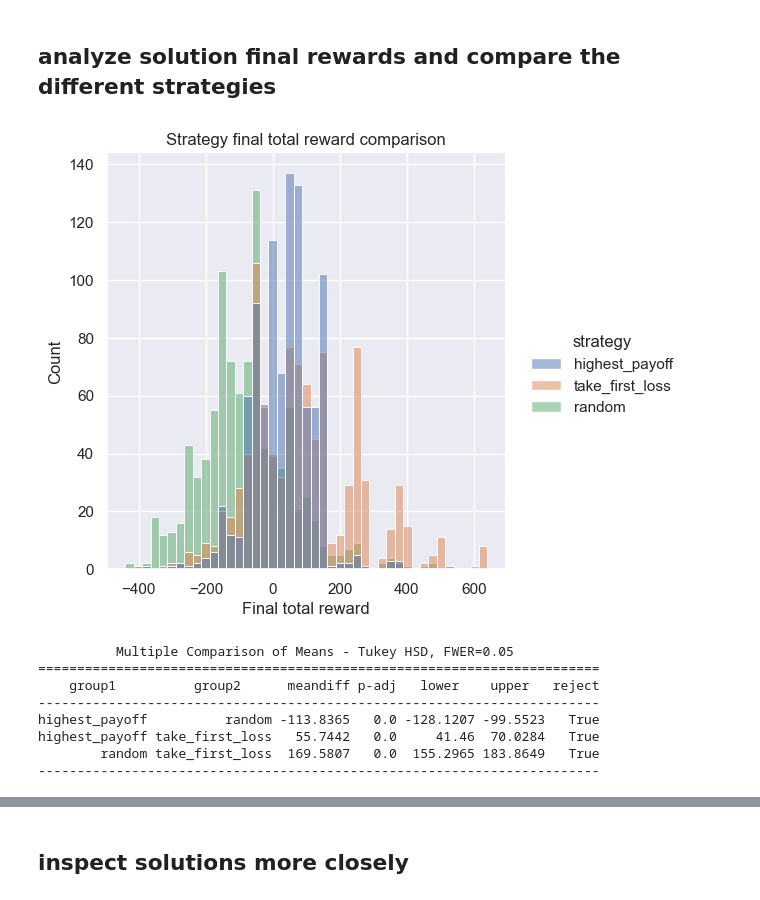
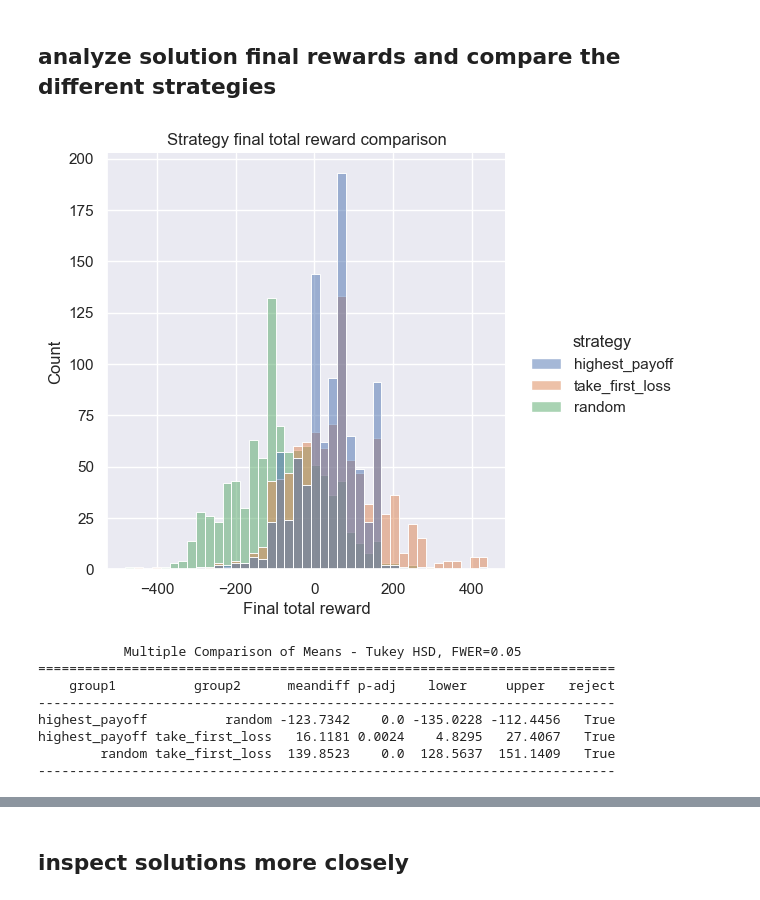
Before and after one commit to LBrinkmann/reward-network-iii-algorithm, a Jupyter notebook: notebooks/rule_based.ipynb, the cells around one changed output, grey strips where cells are left out. Drawn from its saved outputs; the diff is of its cells as text; code cells hidden in the pictures.

Commit message:
update data file paths

```diff
--- a/notebooks/rule_based.ipynb
+++ b/notebooks/rule_based.ipynb
@@ -30,7 +30,7 @@ from environment import Reward_Network
 # directory management
 code_dir = os.path.join(project_folder,'reward-network-iii-algorithm')
 data_dir = os.path.join(project_folder,'data','rawdata')
-solutions_dir = os.path.join(project_folder,'data','solutions_test')
+solutions_dir = os.path.join(project_folder,'data','solutions_100') # or solutions_test
 to_log=False
 # %% [markdown]
 ### define agent class
@@ -94,7 +94,7 @@ class Rule_Agent:
             self.loss_counter = 0 # to reset!
 
         self.solution = []
-        self.solution_filename = os.path.join(solutions_dir,f'{network["network_id"]}_Solution_log_{self.strategy}_viz_test.csv')
+        self.solution_filename = os.path.join(solutions_dir,f'{network["network_id"]}_Solution_log_{self.strategy}_viz_100.csv')
 
         self.environment = Reward_Network(network)
         self.environment.reset()
@@ -121,13 +121,13 @@ class Rule_Agent:
         self.solution_df.to_csv(self.solution_filename,sep='\t')
 
     def save_solutions(self):
-        self.all_solutions_filename = os.path.join(solutions_dir,f'{self.strategy}_train_viz_test.csv')
-        self.solutions_fn = glob.glob(solutions_dir+f'/*{self.strategy}_viz_test.csv') #f'/*{self.strategy}*.csv')
+        self.all_solutions_filename = os.path.join(solutions_dir,f'{self.strategy}_train_viz_100.csv')
+        self.solutions_fn = glob.glob(solutions_dir+f'/*{self.strategy}_viz_100.csv') #f'/*{self.strategy}*.csv')
         self.df = pd.concat([pd.read_csv(s,sep='\t') for s in self.solutions_fn],ignore_index=True)
         self.df[solution_columns].to_csv(self.all_solutions_filename,sep='\t')
 
     def inspect_solutions(self):
-        self.df = pd.read_csv(os.path.join(solutions_dir,f'{self.strategy}_train_viz_test.csv'),sep='\t')
+        self.df = pd.read_csv(os.path.join(solutions_dir,f'{self.strategy}_train_viz_100.csv'),sep='\t')
         g = sns.displot(data=self.df[self.df['step']==8], x="total_reward", kde=True, color=self.colors[self.strategy])
         g.set(xlim=(-400,400),xlabel='Final reward',ylabel='Count')
         plt.show()
@@ -239,21 +239,21 @@ C.inspect_solutions()
 # %%
 if os.path.exists(A.all_solutions_filename) and os.path.exists(B.all_solutions_filename) and os.path.exists(C.all_solutions_filename):
 
     # load solution data
     strategy_A = pd.read_csv(A.all_solutions_filename,sep='\t')
     strategy_B = pd.read_csv(B.all_solutions_filename,sep='\t')
     strategy_C = pd.read_csv(C.all_solutions_filename,sep='\t')
     # create solution data file with all strategies in one file
     strategy_data = pd.concat([strategy_A,strategy_B,strategy_C],ignore_index=True)[solution_columns]
     strategy_data_final=strategy_data[strategy_data['step']==8]
-    strategy_data.to_csv(os.path.join(solutions_dir,'ALL_SOLUTIONS_test.csv'),sep='\t')
+    strategy_data.to_csv(os.path.join(solutions_dir,'ALL_SOLUTIONS_100.csv'),sep='\t')
 
     # hist plot
     g=sns.displot(data=strategy_data_final, x="total_reward", hue="strategy", kind="hist")
     g.set(xlabel='Final total reward',ylabel='Count',title=f'Strategy final total reward comparison')
     plt.show()
 # %% [output]
-[figure, old version]
+[figure, new version]
 # %%
 import statsmodels.api as sm
 from statsmodels.formula.api import ols
@@ -266,14 +266,14 @@ tukey = pairwise_tukeyhsd(endog=strategy_data_final['total_reward'],
 #display results
 print(tukey)
 # %% [output]
-          Multiple Comparison of Means - Tukey HSD, FWER=0.05
-========================================================================
-    group1          group2      meandiff p-adj   lower    upper   reject
-------------------------------------------------------------------------
-highest_payoff          random -113.8365   0.0 -128.1207 -99.5523   True
-highest_payoff take_first_loss   55.7442   0.0     41.46  70.0284   True
-        random take_first_loss  169.5807   0.0  155.2965 183.8649   True
-------------------------------------------------------------------------
+           Multiple Comparison of Means - Tukey HSD, FWER=0.05
+==========================================================================
+    group1          group2      meandiff p-adj    lower     upper   reject
+--------------------------------------------------------------------------
+highest_payoff          random -123.7342    0.0 -135.0228 -112.4456   True
+highest_payoff take_first_loss   16.1181 0.0024    4.8295   27.4067   True
+        random take_first_loss  139.8523    0.0  128.5637  151.1409   True
+--------------------------------------------------------------------------
 # %%
 sns.boxplot(x="strategy", y="total_reward", data=strategy_data_final)
 plt.show()
```
Also changed, not shown: parts of 15 cells of this notebook.
